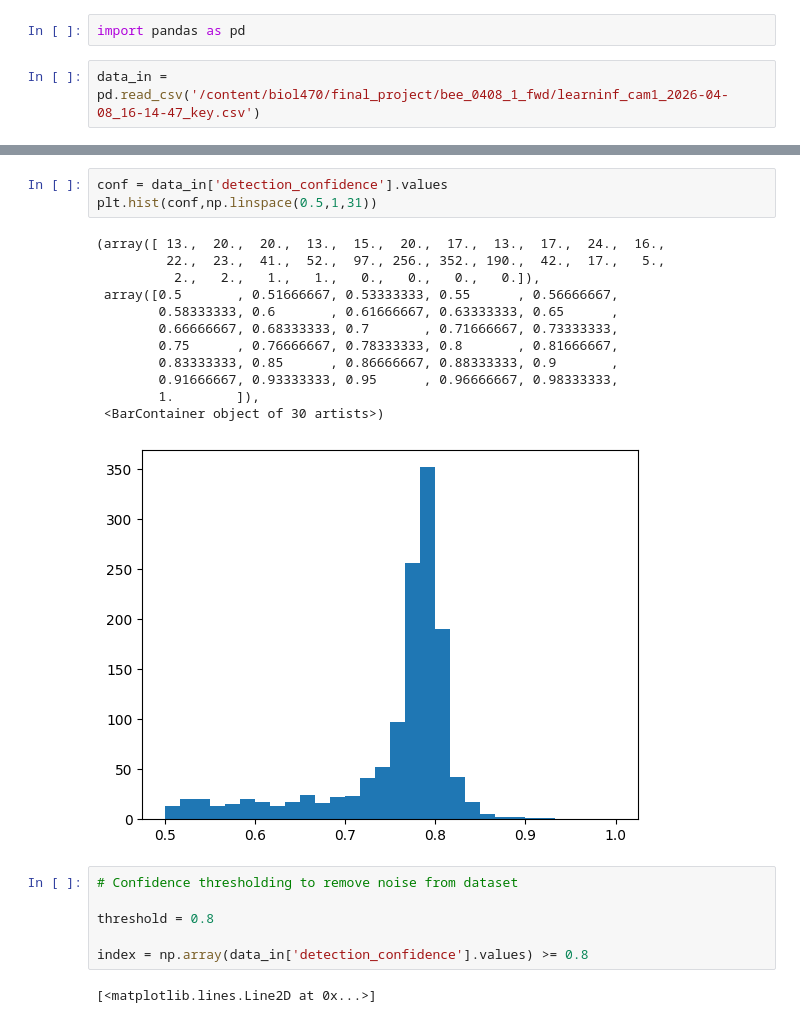
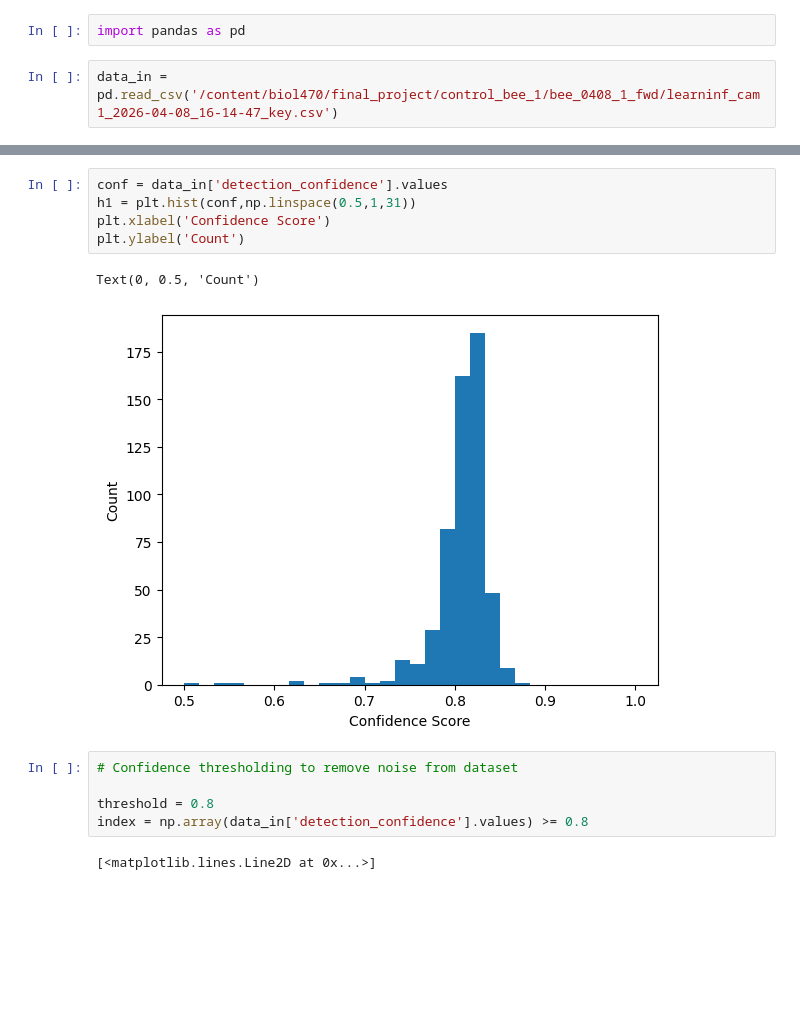
Before and after one commit to mattsmiths/biol470, a Jupyter notebook: final_project/FinalProject_Analysis_3.ipynb, the cells around one changed output, grey strips where cells are left out. Drawn from its saved outputs; the diff is of its cells as text; blank space fills up the shorter version.

```diff
--- a/final_project/FinalProject_Analysis_3.ipynb
+++ b/final_project/FinalProject_Analysis_3.ipynb
@@ -967,7 +967,7 @@ plt.savefig('/content/change_opto_ang.png',dpi=300)
 # %%
 import pandas as pd
 # %%
-data_in = pd.read_csv('/content/biol470/final_project/bee_0408_1_fwd/learninf_cam1_2026-04-08_16-14-47_key.csv')
+data_in = pd.read_csv('/content/biol470/final_project/control_bee_1/bee_0408_1_fwd/learninf_cam1_2026-04-08_16-14-47_key.csv')
 # %%
 data_in.head()
 # %% [output]
@@ -996,24 +996,15 @@ plt.plot(y_dim,color=(0.5,0.5,0.5),linewidth=2)
 # %%
 conf = data_in['detection_confidence'].values
-plt.hist(conf,np.linspace(0.5,1,31))
+h1 = plt.hist(conf,np.linspace(0.5,1,31))
+plt.xlabel('Confidence Score')
+plt.ylabel('Count')
 # %% [output]
-(array([ 13.,  20.,  20.,  13.,  15.,  20.,  17.,  13.,  17.,  24.,  16.,
-         22.,  23.,  41.,  52.,  97., 256., 352., 190.,  42.,  17.,   5.,
-          2.,   2.,   1.,   1.,   0.,   0.,   0.,   0.]),
- array([0.5       , 0.51666667, 0.53333333, 0.55      , 0.56666667,
-        0.58333333, 0.6       , 0.61666667, 0.63333333, 0.65      ,
-        0.66666667, 0.68333333, 0.7       , 0.71666667, 0.73333333,
-        0.75      , 0.76666667, 0.78333333, 0.8       , 0.81666667,
-        0.83333333, 0.85      , 0.86666667, 0.88333333, 0.9       ,
-        0.91666667, 0.93333333, 0.95      , 0.96666667, 0.98333333,
-        1.        ]),
- <BarContainer object of 30 artists>)
+Text(0, 0.5, 'Count')
-[figure, old version]
+[figure, new version]
 # %%
 # Confidence thresholding to remove noise from dataset
 
 threshold = 0.8
-
 index = np.array(data_in['detection_confidence'].values) >= 0.8
 # %%
 # %% [output]
```
Also changed, not shown: parts of 12 cells of this notebook.
